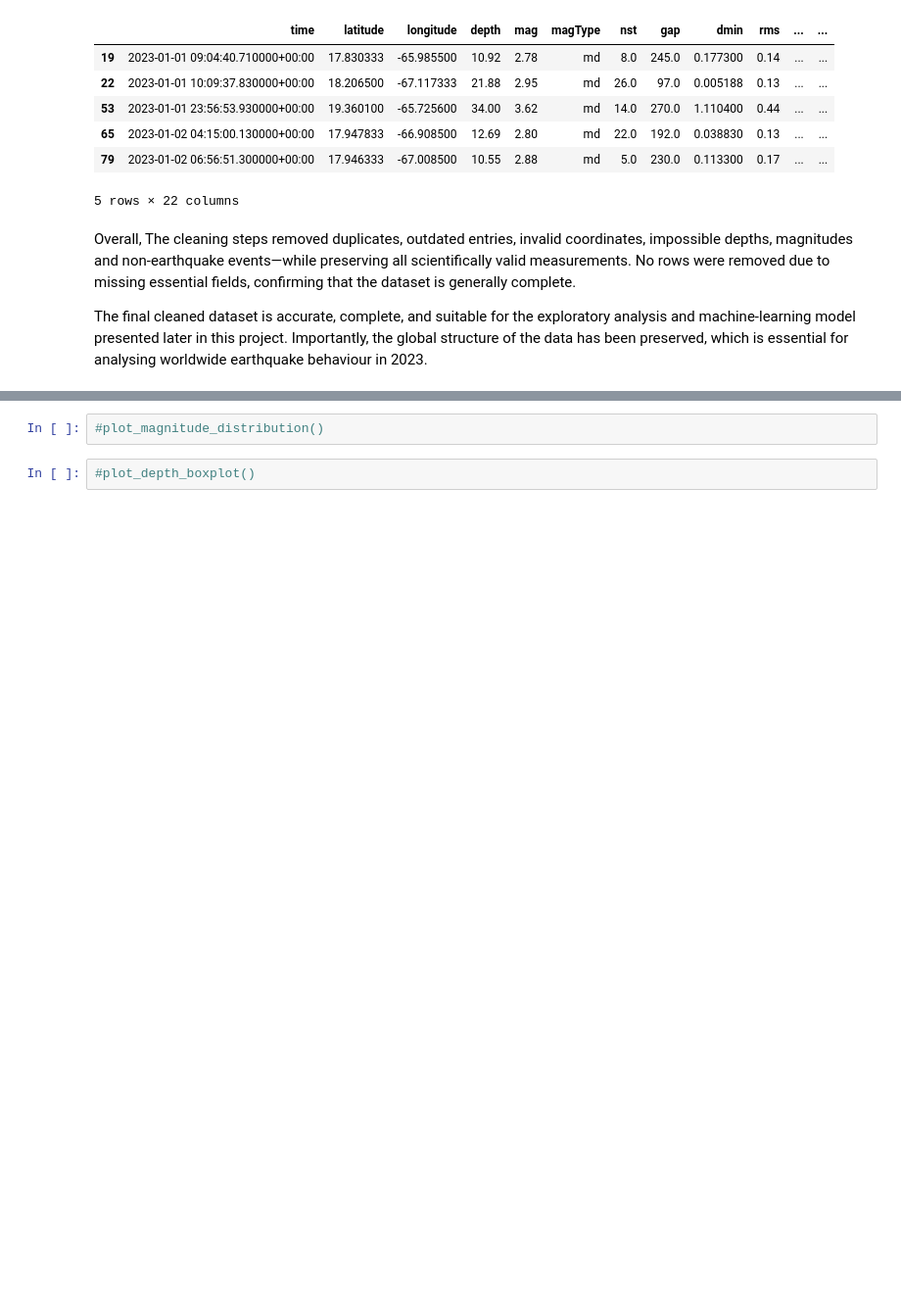
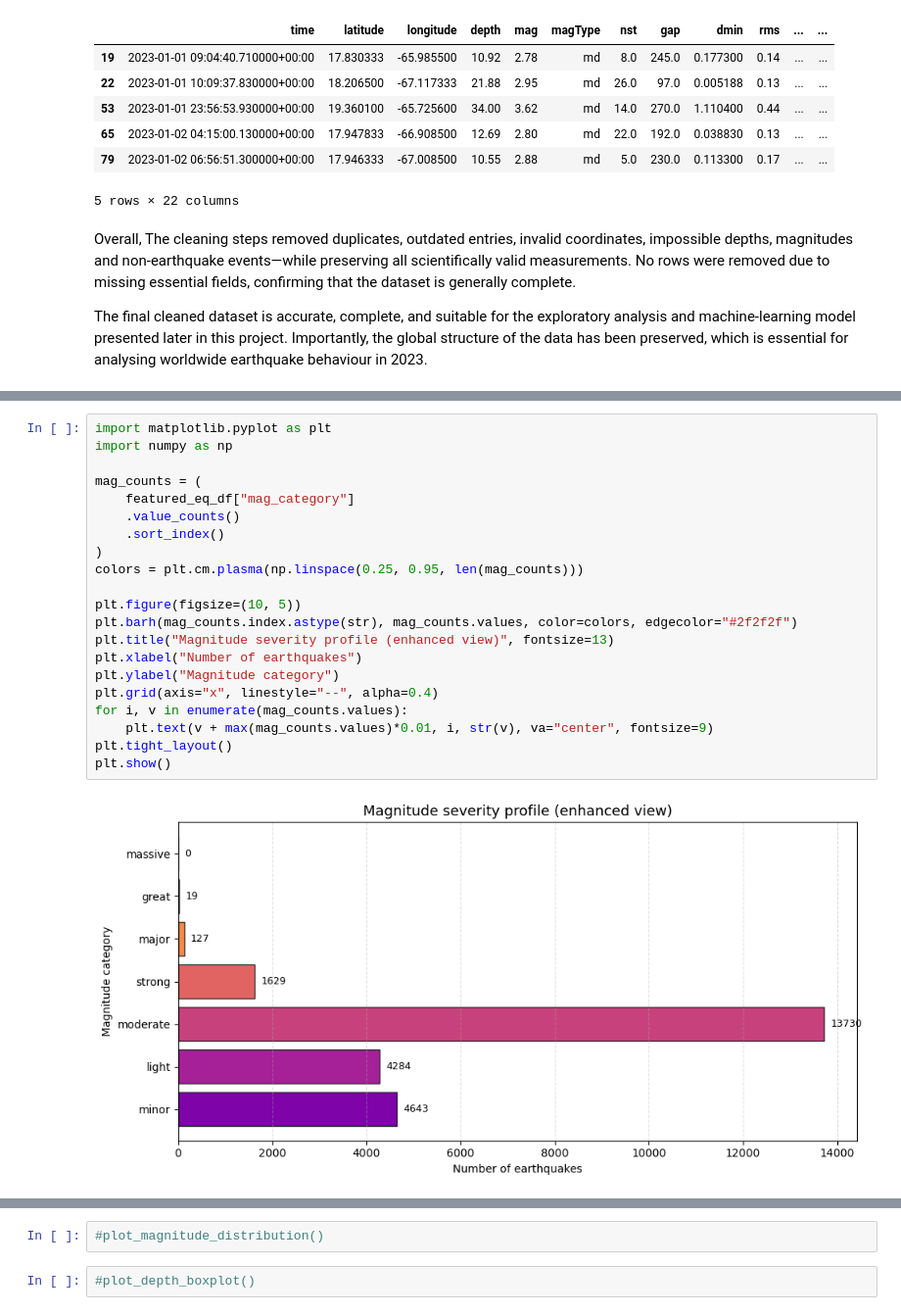
Before and after one commit to DanPenso/earthquake-data-analysis, a Jupyter notebook: earthquake_analysis.ipynb, the cells around one changed output, grey strips where cells are left out. Shown: that part at 98% size. Saved outputs shown, nothing was run; the diff lists cells and outputs as text; blank space fills up the shorter version.

```diff
--- a/earthquake_analysis.ipynb
+++ b/earthquake_analysis.ipynb
@@ -843,0 +760,23 @@ section also supports reproducibility: any future update of the 2023 catalogue
+# %%
+import matplotlib.pyplot as plt
+import numpy as np
+
+mag_counts = (
+    featured_eq_df["mag_category"]
+    .value_counts()
+    .sort_index()
+)
+colors = plt.cm.plasma(np.linspace(0.25, 0.95, len(mag_counts)))
+
+plt.figure(figsize=(10, 5))
+plt.barh(mag_counts.index.astype(str), mag_counts.values, color=colors, edgecolor="#2f2f2f")
+plt.title("Magnitude severity profile (enhanced view)", fontsize=13)
+plt.xlabel("Number of earthquakes")
+plt.ylabel("Magnitude category")
+plt.grid(axis="x", linestyle="--", alpha=0.4)
+for i, v in enumerate(mag_counts.values):
+    plt.text(v + max(mag_counts.values)*0.01, i, str(v), va="center", fontsize=9)
+plt.tight_layout()
+plt.show()
+# %% [output]
+[figure, added]
```
Also changed, not shown: parts of 37 cells of this notebook.
